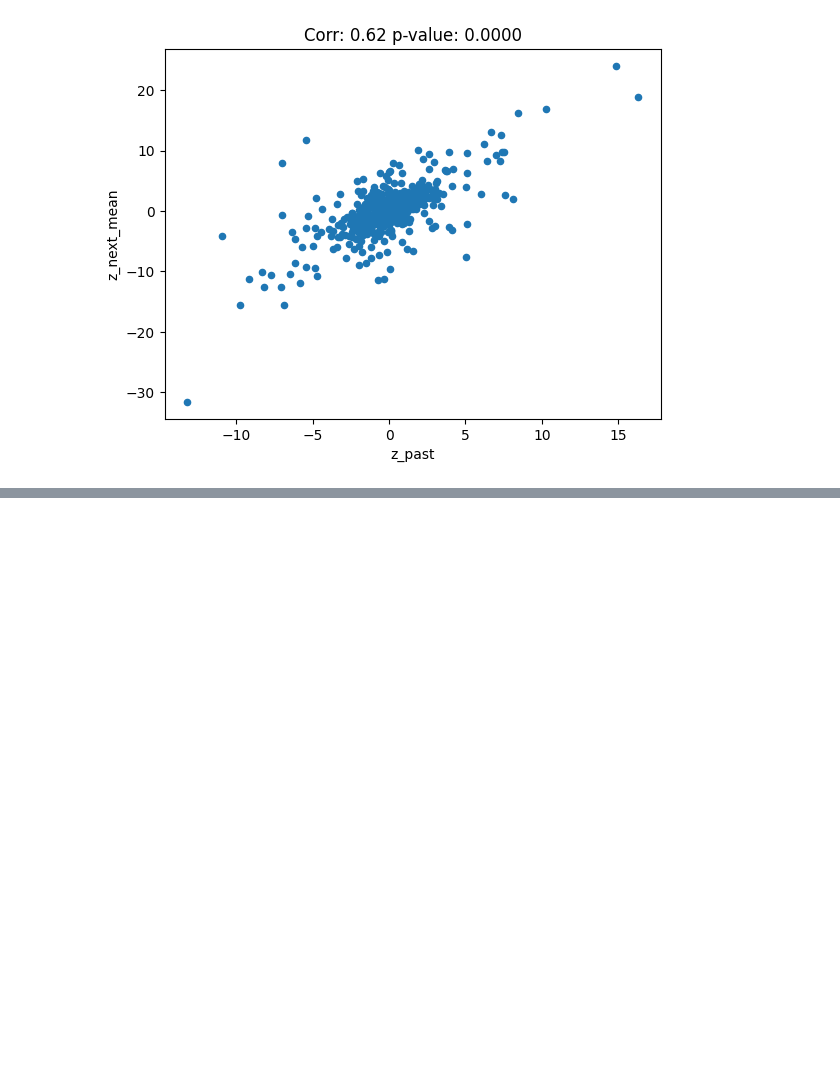
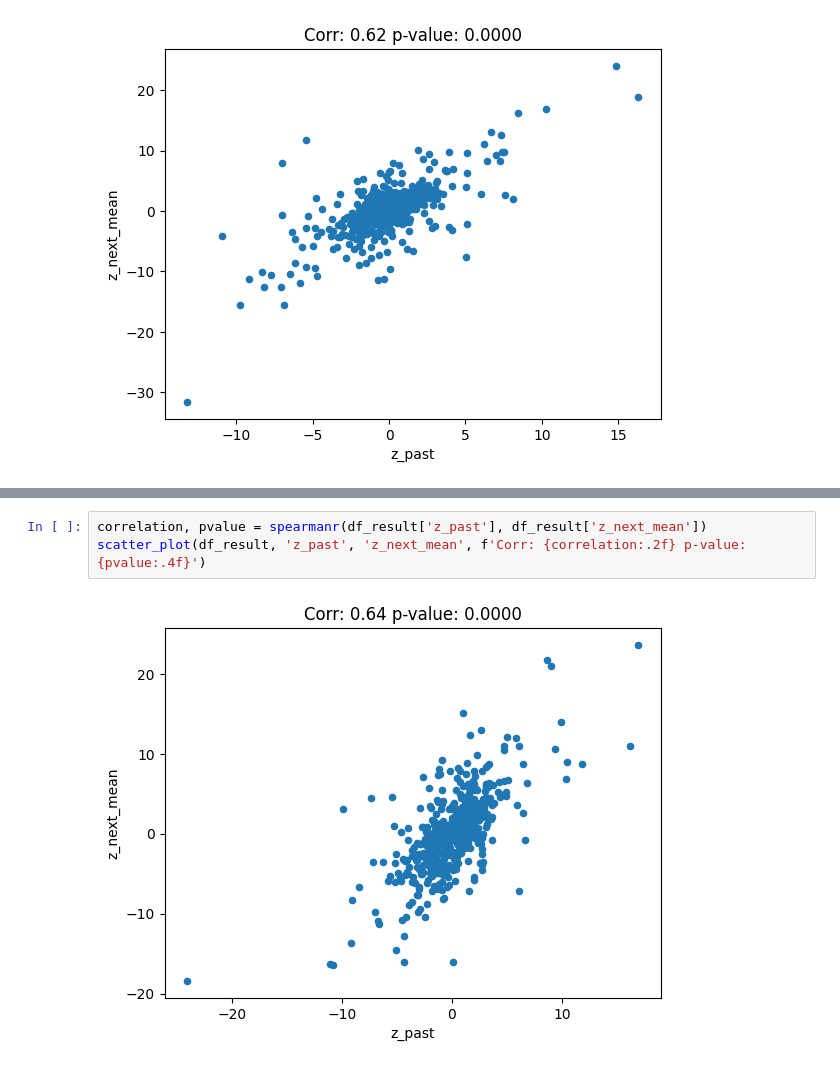
Before and after one commit to daQuincy/Takumi, a Jupyter notebook: 004 - wednesday_correlation_2.ipynb, the cells around one changed output, grey strips where cells are left out. Drawn from its saved outputs; the diff is of its cells as text; blank space fills up the shorter version.

```diff
--- a/004 - wednesday_correlation_2.ipynb
+++ b/004 - wednesday_correlation_2.ipynb
@@ -429,0 +550,5 @@ scatter_plot(df_result, 'z_past', 'z_next_mean', f'Corr: {correlation:.2f} p-val
+# %%
+correlation, pvalue = spearmanr(df_result['z_past'], df_result['z_next_mean'])
+scatter_plot(df_result, 'z_past', 'z_next_mean', f'Corr: {correlation:.2f} p-value: {pvalue:.4f}')
+# %% [output]
+[figure, added]
```
Also changed, not shown: parts of 9 cells of this notebook, 2 other files.
